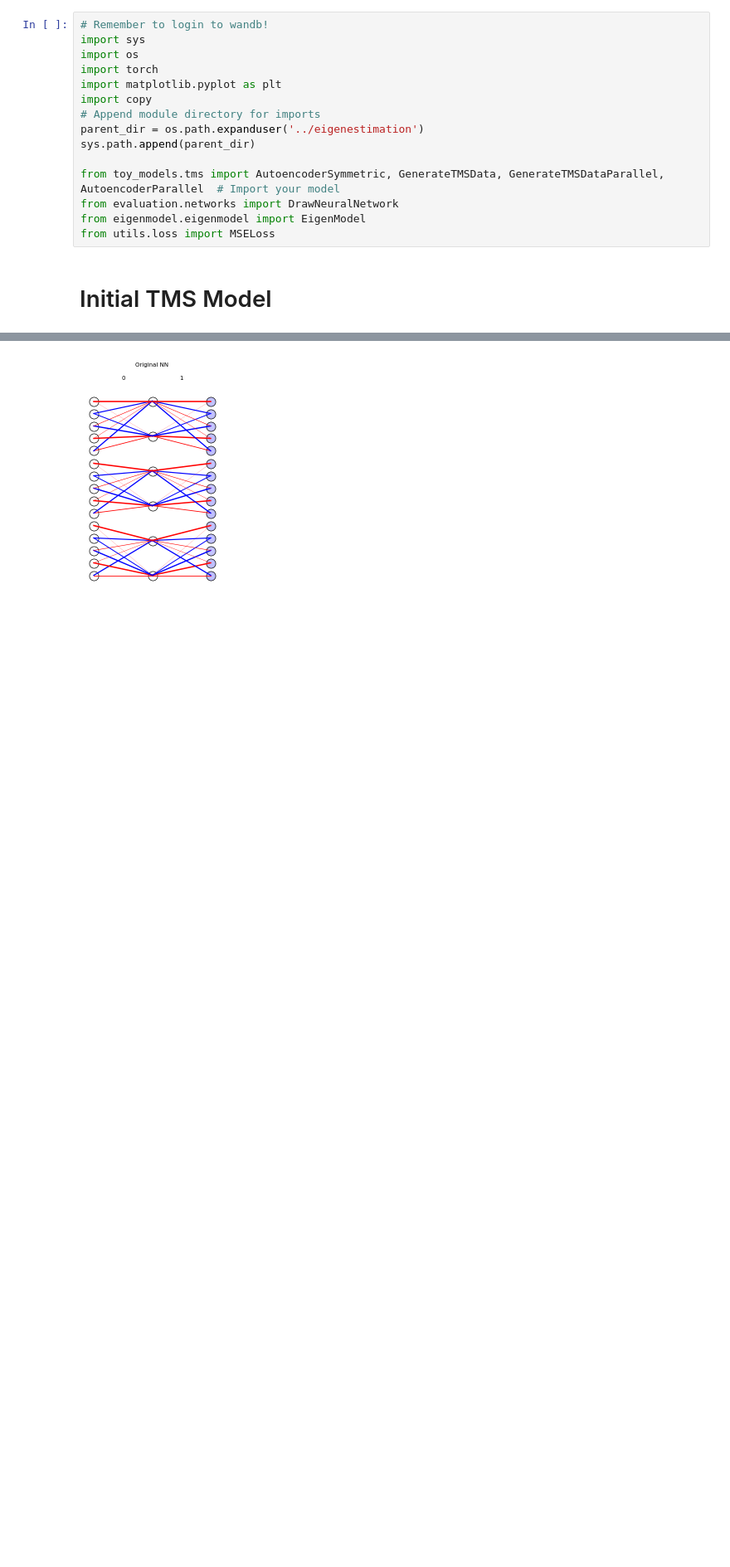
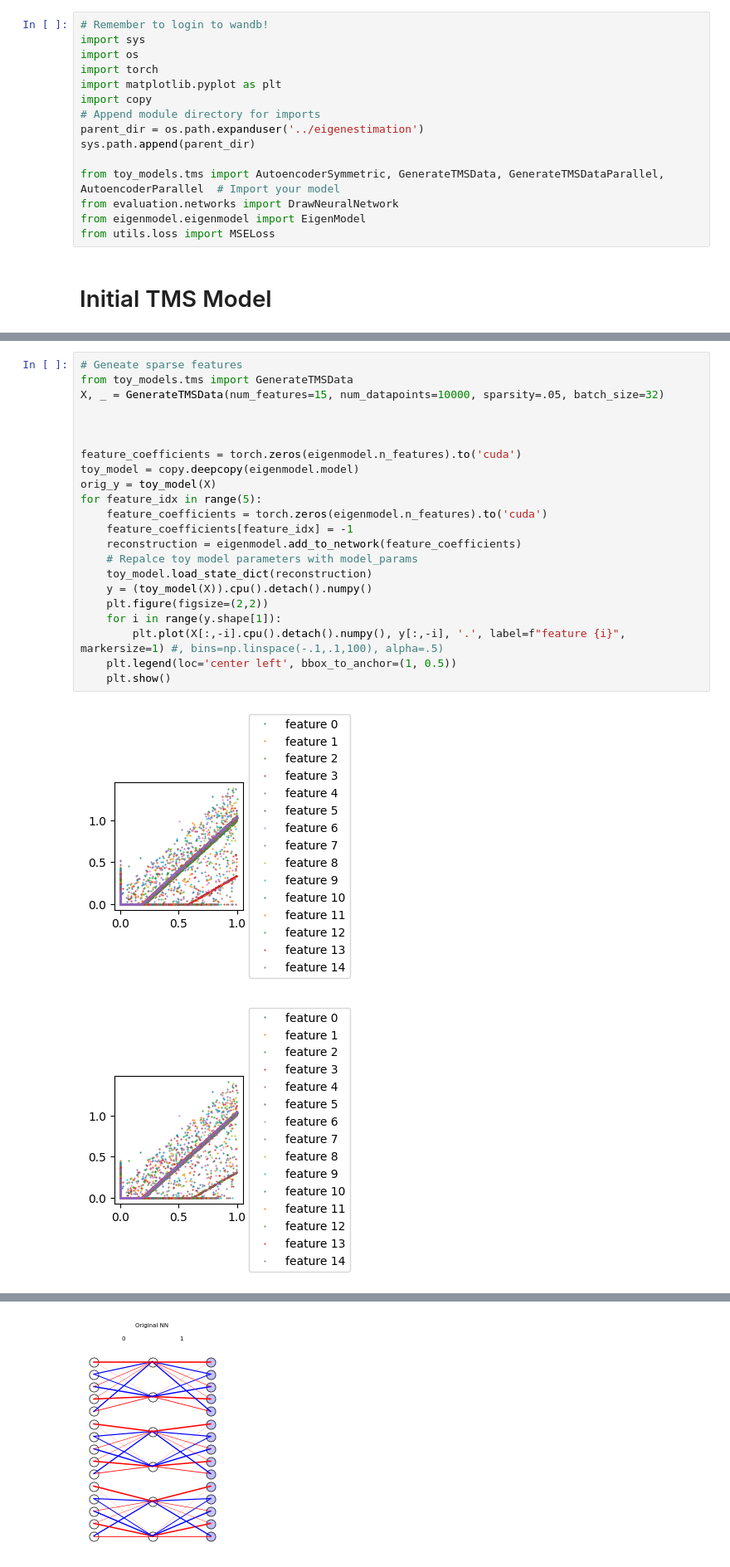
Before and after one commit to briannachrisman/eigenestimation, a Jupyter notebook: notebooks/tms.ipynb, the cells around one changed output, grey strips where cells are left out. Shown: that part at 83% size. Cells and saved outputs as stored; diff of their text form; blank space fills up the shorter version.

```diff
--- a/notebooks/tms.ipynb
+++ b/notebooks/tms.ipynb
@@ -105,0 +99,25 @@ for i, network in enumerate(eigenmodel.construct_subnetworks()):
+# %%
+# Geneate sparse features
+from toy_models.tms import GenerateTMSData
+X, _ = GenerateTMSData(num_features=15, num_datapoints=10000, sparsity=.05, batch_size=32)
+
+
+
+feature_coefficients = torch.zeros(eigenmodel.n_features).to('cuda')
+toy_model = copy.deepcopy(eigenmodel.model)
+orig_y = toy_model(X)
+for feature_idx in range(5):
+    feature_coefficients = torch.zeros(eigenmodel.n_features).to('cuda')
+    feature_coefficients[feature_idx] = -1
+    reconstruction = eigenmodel.add_to_network(feature_coefficients)
+    # Repalce toy model parameters with model_params
+    toy_model.load_state_dict(reconstruction)
+    y = (toy_model(X)).cpu().detach().numpy()
+    plt.figure(figsize=(2,2))
+    for i in range(y.shape[1]):
+        plt.plot(X[:,-i].cpu().detach().numpy(), y[:,-i], '.', label=f"feature {i}",  markersize=1) #, bins=np.linspace(-.1,.1,100), alpha=.5)
+    plt.legend(loc='center left', bbox_to_anchor=(1, 0.5))
+    plt.show()
+# %% [output]
+[figure, added]
+[figure, added]
```
Also changed, not shown: parts of 7 cells of this notebook, 22 other files.
